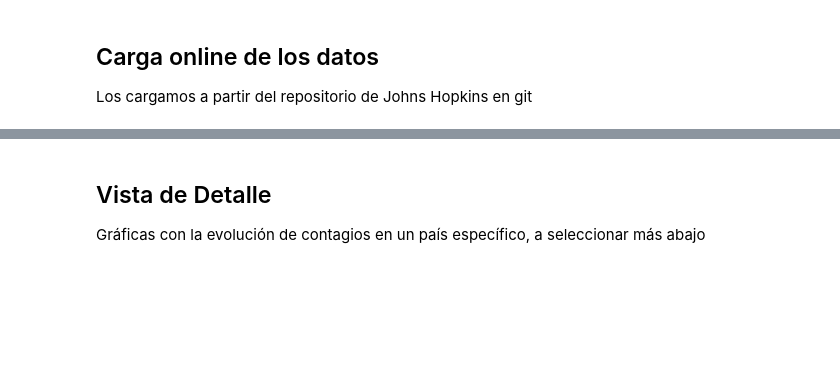
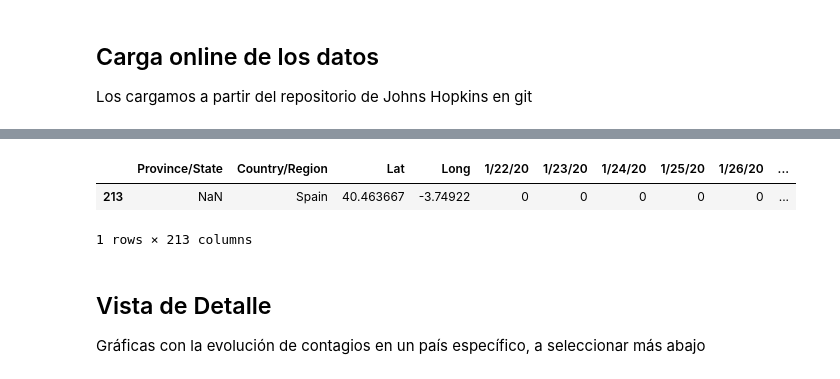
Before and after one commit to Zell0ss/SPA-Covid_Analysis, a Jupyter notebook: visualizacion COVID.ipynb, the cells around one changed output, grey strips where cells are left out. Cells and saved outputs as stored; diff of their text form; code cells hidden in the pictures; blank space fills up the shorter version.

```diff
--- a/visualizacion COVID.ipynb
+++ b/visualizacion COVID.ipynb
@@ -45,3 +45,11 @@ confirmed_df.head()
+# %%
+#Por alguna razón ya no damos cifras de recuperados
+
+recoveries_df[recoveries_df["Country/Region"]=="Spain"]
+# %% [output]
+|  | Province/State | Country/Region | Lat | Long | 1/22/20 | 1/23/20 | 1/24/20 | 1/25/20 | 1/26/20 | ... |
+| 213 | NaN | Spain | 40.463667 | -3.74922 | 0 | 0 | 0 | 0 | 0 | ... |
+1 rows × 213 columns
 # %% [markdown]
 ## Vista de Detalle
 Gráficas con la evolución de contagios en un país específico, a seleccionar más abajo
```
Also changed, not shown: parts of 29 cells of this notebook.
